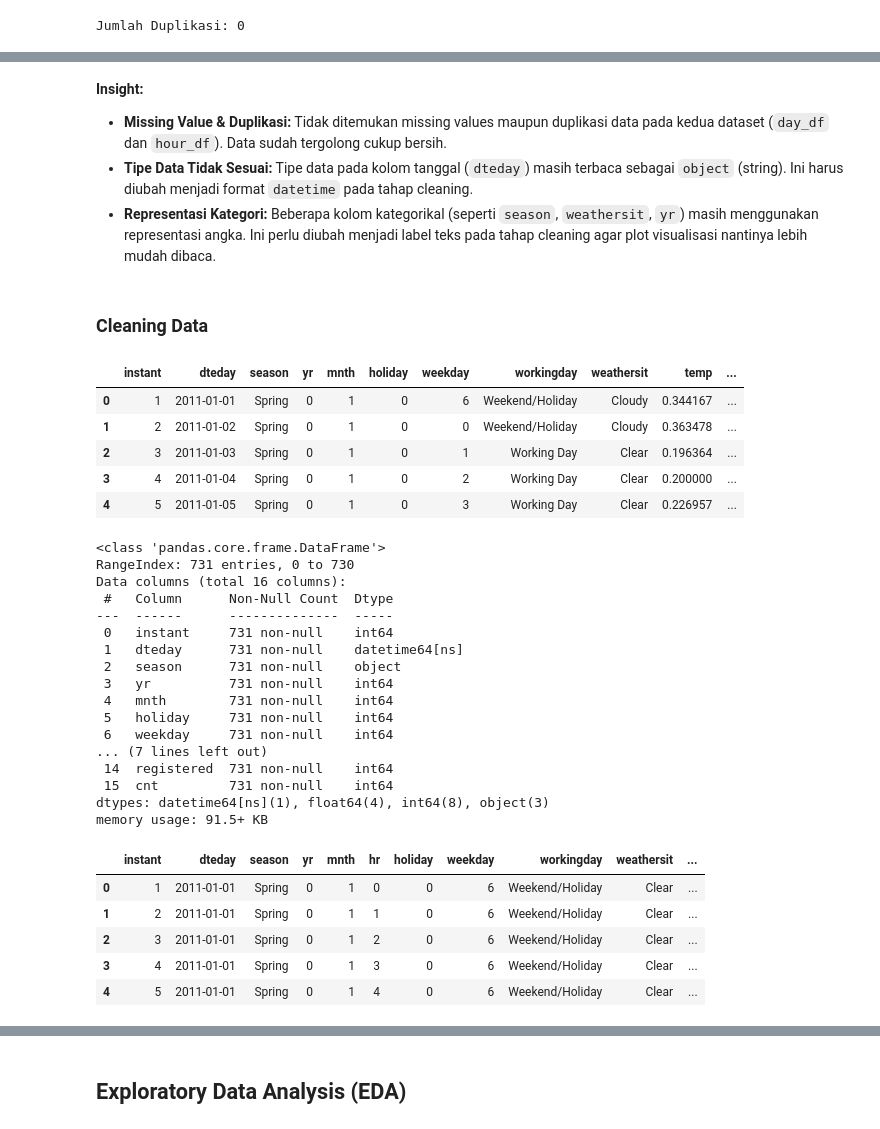
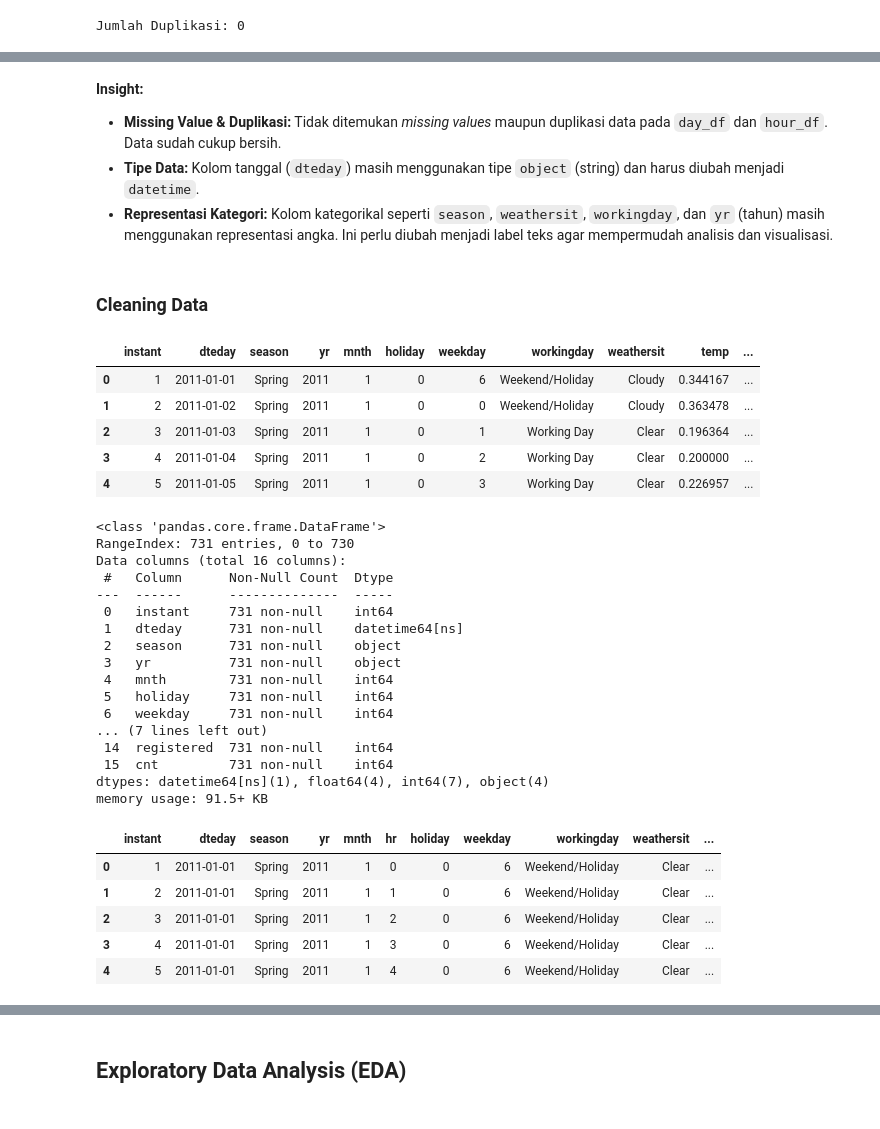
Before and after one commit to Alfi-Syahrin21/analisa-data-bike-sharing, a Jupyter notebook: notebook.ipynb, the cells around one changed output, grey strips where cells are left out. Saved outputs shown, nothing was run; the diff lists cells and outputs as text; code cells hidden in the pictures.

Commit message:
Fix: Revisi Laporan analisis data

```diff
--- a/notebook.ipynb
+++ b/notebook.ipynb
@@ -161,9 +162,9 @@ hour_df.describe()
 | max | 17379.0000 | 4.000000 | 1.000000 | 12.000000 | 23.000000 | 1.000000 | 6.000000 | 1.000000 | 4.000000 | 1.000000 | ... |
 # %% [markdown]
 **Insight:**
-- **Missing Value & Duplikasi:** Tidak ditemukan missing values maupun duplikasi data pada kedua dataset (`day_df` dan `hour_df`). Data sudah tergolong cukup bersih.
-- **Tipe Data Tidak Sesuai:** Tipe data pada kolom tanggal (`dteday`) masih terbaca sebagai `object` (string). Ini harus diubah menjadi format `datetime` pada tahap cleaning.
-- **Representasi Kategori:** Beberapa kolom kategorikal (seperti `season`, `weathersit`, `yr`) masih menggunakan representasi angka. Ini perlu diubah menjadi label teks pada tahap cleaning agar plot visualisasi nantinya lebih mudah dibaca.
+- **Missing Value & Duplikasi:** Tidak ditemukan *missing values* maupun duplikasi data pada `day_df` dan `hour_df`. Data sudah cukup bersih.
+- **Tipe Data:** Kolom tanggal (`dteday`) masih menggunakan tipe `object` (string) dan harus diubah menjadi `datetime`.
+- **Representasi Kategori:** Kolom kategorikal seperti `season`, `weathersit`, `workingday`, dan `yr` (tahun) masih menggunakan representasi angka. Ini perlu diubah menjadi label teks agar mempermudah analisis dan visualisasi.
 # %% [markdown]
 ### Cleaning Data
 # %%
@@ -171,20 +172,22 @@ hour_df.describe()
 season_mapping = {1: 'Spring', 2: 'Summer', 3: 'Fall', 4: 'Winter'}
 weathersit_mapping = {1: 'Clear', 2: 'Cloudy', 3: 'Light Rain/Snow', 4: 'Heavy Rain/Snow'}
 workingday_mapping = {0: 'Weekend/Holiday', 1: 'Working Day'}
+yr_mapping = {0: '2011', 1: '2012'}
 # %%
 day_df["dteday"] = pd.to_datetime(day_df["dteday"])
 day_df['season'] = day_df['season'].map(season_mapping)
 day_df['weathersit'] = day_df['weathersit'].map(weathersit_mapping)
 day_df['workingday'] = day_df['workingday'].map(workingday_mapping)
+day_df['yr'] = day_df['yr'].map(yr_mapping)
 
 day_df.head()
 # %% [output]
 |  | instant | dteday | season | yr | mnth | holiday | weekday | workingday | weathersit | temp | ... |
-| 0 | 1 | 2011-01-01 | Spring | 0 | 1 | 0 | 6 | Weekend/Holiday | Cloudy | 0.344167 | ... |
-| 1 | 2 | 2011-01-02 | Spring | 0 | 1 | 0 | 0 | Weekend/Holiday | Cloudy | 0.363478 | ... |
-| 2 | 3 | 2011-01-03 | Spring | 0 | 1 | 0 | 1 | Working Day | Clear | 0.196364 | ... |
-| 3 | 4 | 2011-01-04 | Spring | 0 | 1 | 0 | 2 | Working Day | Clear | 0.200000 | ... |
-| 4 | 5 | 2011-01-05 | Spring | 0 | 1 | 0 | 3 | Working Day | Clear | 0.226957 | ... |
+| 0 | 1 | 2011-01-01 | Spring | 2011 | 1 | 0 | 6 | Weekend/Holiday | Cloudy | 0.344167 | ... |
+| 1 | 2 | 2011-01-02 | Spring | 2011 | 1 | 0 | 0 | Weekend/Holiday | Cloudy | 0.363478 | ... |
+| 2 | 3 | 2011-01-03 | Spring | 2011 | 1 | 0 | 1 | Working Day | Clear | 0.196364 | ... |
+| 3 | 4 | 2011-01-04 | Spring | 2011 | 1 | 0 | 2 | Working Day | Clear | 0.200000 | ... |
+| 4 | 5 | 2011-01-05 | Spring | 2011 | 1 | 0 | 3 | Working Day | Clear | 0.226957 | ... |
 # %%
 day_df.info()
 # %% [output]
@@ -196,29 +199,30 @@ Data columns (total 16 columns):
  0   instant     731 non-null    int64
  1   dteday      731 non-null    datetime64[ns]
  2   season      731 non-null    object
- 3   yr          731 non-null    int64
+ 3   yr          731 non-null    object
  4   mnth        731 non-null    int64
  5   holiday     731 non-null    int64
  6   weekday     731 non-null    int64
 ... (7 lines left out)
  14  registered  731 non-null    int64
  15  cnt         731 non-null    int64
-dtypes: datetime64[ns](1), float64(4), int64(8), object(3)
+dtypes: datetime64[ns](1), float64(4), int64(7), object(4)
 memory usage: 91.5+ KB
 # %%
 hour_df["dteday"] = pd.to_datetime(hour_df["dteday"])
 hour_df['season'] = hour_df['season'].map(season_mapping)
 hour_df['weathersit'] = hour_df['weathersit'].map(weathersit_mapping)
 hour_df['workingday'] = hour_df['workingday'].map(workingday_mapping)
+hour_df['yr'] = hour_df['yr'].map(yr_mapping)
 
 hour_df.head()
 # %% [output]
 |  | instant | dteday | season | yr | mnth | hr | holiday | weekday | workingday | weathersit | ... |
-| 0 | 1 | 2011-01-01 | Spring | 0 | 1 | 0 | 0 | 6 | Weekend/Holiday | Clear | ... |
-| 1 | 2 | 2011-01-01 | Spring | 0 | 1 | 1 | 0 | 6 | Weekend/Holiday | Clear | ... |
-| 2 | 3 | 2011-01-01 | Spring | 0 | 1 | 2 | 0 | 6 | Weekend/Holiday | Clear | ... |
-| 3 | 4 | 2011-01-01 | Spring | 0 | 1 | 3 | 0 | 6 | Weekend/Holiday | Clear | ... |
-| 4 | 5 | 2011-01-01 | Spring | 0 | 1 | 4 | 0 | 6 | Weekend/Holiday | Clear | ... |
+| 0 | 1 | 2011-01-01 | Spring | 2011 | 1 | 0 | 0 | 6 | Weekend/Holiday | Clear | ... |
+| 1 | 2 | 2011-01-01 | Spring | 2011 | 1 | 1 | 0 | 6 | Weekend/Holiday | Clear | ... |
+| 2 | 3 | 2011-01-01 | Spring | 2011 | 1 | 2 | 0 | 6 | Weekend/Holiday | Clear | ... |
+| 3 | 4 | 2011-01-01 | Spring | 2011 | 1 | 3 | 0 | 6 | Weekend/Holiday | Clear | ... |
+| 4 | 5 | 2011-01-01 | Spring | 2011 | 1 | 4 | 0 | 6 | Weekend/Holiday | Clear | ... |
 # %%
 hour_df.info()
 # %% [output]
```
Also changed, not shown: parts of 17 cells of this notebook, 2 other files.
